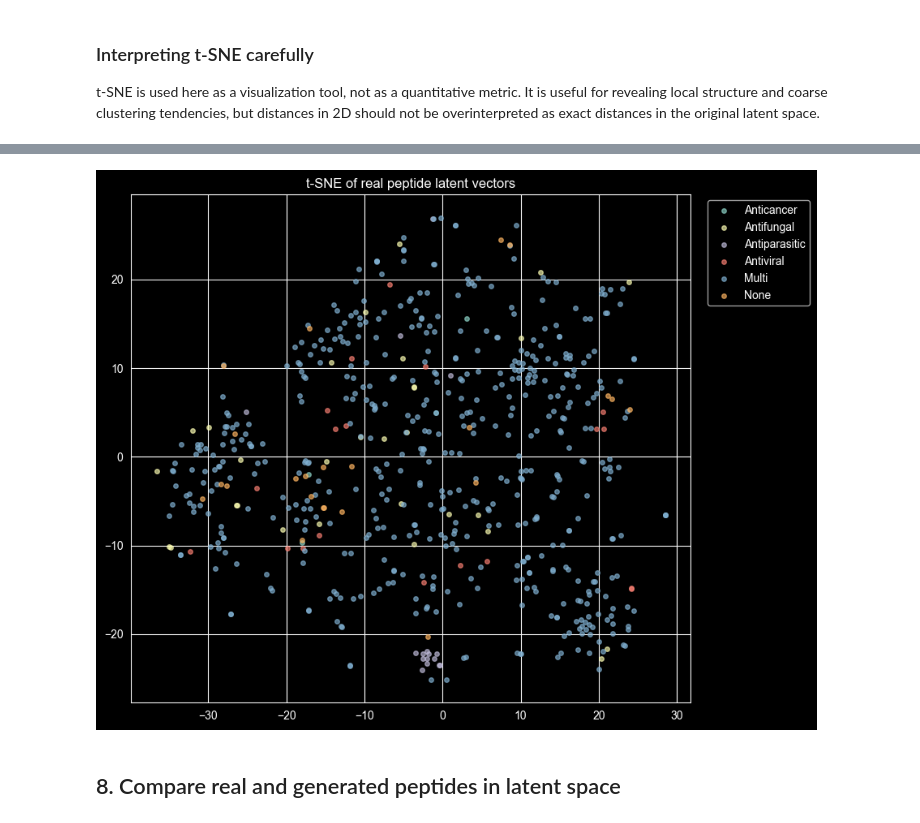
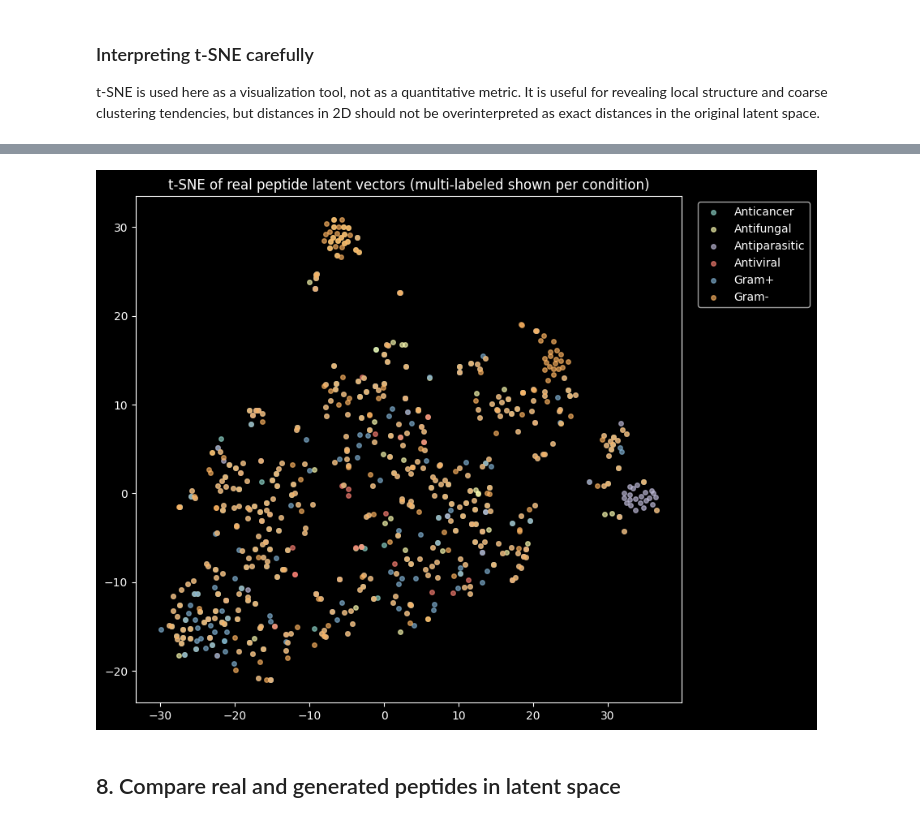
Before and after one commit to oneozerova/AMPs-via-VAE, a Jupyter notebook: model_training/notebooks/cvae_post_training_analysis.ipynb, the cells around one changed output, grey strips where cells are left out. Saved outputs shown, nothing was run; the diff lists cells and outputs as text; code cells hidden in the pictures.

```diff
--- a/model_training/notebooks/cvae_post_training_analysis.ipynb
+++ b/model_training/notebooks/cvae_post_training_analysis.ipynb
@@ -329,7 +326,8 @@ class CVAE(nn.Module):
         return logits, target, mu, logvar
 # %%
 embed_dim = int(config["embed_dim"])
-hidden_dim = int(config["hidden_dim"])
+hidden_dim_enc = int(config["hidden_dim_enc"])
+hidden_dim_dec = int(config["hidden_dim_dec"])
 latent_dim = int(config["latent_dim"])
 cond_dim = int(config.get("cond_dim", len(condition_cols)))
 dropout = float(config.get("dropout", 0.2))
@@ -337,7 +335,8 @@ dropout = float(config.get("dropout", 0.2))
 model = CVAE(
     vocab_size=vocab_size,
     embed_dim=embed_dim,
-    hidden_dim=hidden_dim,
+    hidden_dim_enc=hidden_dim_enc,
+    hidden_dim_dec=hidden_dim_dec,
     latent_dim=latent_dim,
     cond_dim=cond_dim,
     dropout=dropout,
@@ -407,35 +406,27 @@ def decode_from_z_cond(model, z, cond_t, max_gen_len=None, temperature=1.0, gree
     """
     if max_gen_len is None:
         max_gen_len = max_len
-
     model.eval()
     with torch.no_grad():
         z_cond = torch.cat([z, cond_t], dim=1)
         h = model.decoder.init_h(z_cond).unsqueeze(0)
         input_token = torch.LongTensor([[SOS_IDX]]).to(device)
         generated = []
-
         for _ in range(max_gen_len):
             embedded = model.decoder.embedding(input_token)
-            z_step = z_cond.unsqueeze(1)
-            decoder_input = torch.cat([embedded, z_step], dim=-1)
-
-            output, h = model.decoder.gru(decoder_input, h)
+            # Без z_cond!
+            output, h = model.decoder.gru(embedded, h)
             logits = model.decoder.fc_out(output.squeeze(1))
-
             if greedy:
                 next_token = logits.argmax(dim=-1).item()
             else:
                 probs = torch.softmax(logits / temperature, dim=-1)
                 next_token = torch.multinomial(probs, 1).item()
-
             if next_token == EOS_IDX:
                 break
-
             generated.append(next_token)
             input_token = torch.LongTensor([[next_token]]).to(device)
-
-    return detokenize(generated, idx2char)
+        return detokenize(generated, idx2char)
 
 def generate(model, cond, max_gen_len=None, temperature=0.9, greedy=False):
     cond_t = torch.FloatTensor(cond).unsqueeze(0).to(device)
@@ -929,39 +916,52 @@ real_latent_df.head()
 # and visualizations readable.
 TSNE_REAL_SUBSAMPLE = min(2000, len(real_latents))
 real_idx = np.random.choice(len(real_latents), size=TSNE_REAL_SUBSAMPLE, replace=False)
 
 real_latents_sub = real_latents[real_idx]
 real_df_sub = real_latent_df.iloc[real_idx].reset_index(drop=True)
 
 latent_for_tsne = real_latents_sub
 if latent_for_tsne.shape[1] > 20:
     latent_for_tsne = PCA(n_components=min(20, latent_for_tsne.shape[1]), random_state=SEED).fit_transform(latent_for_tsne)
 
 tsne_real = TSNE(
     n_components=2,
     perplexity=min(30, max(5, len(latent_for_tsne) // 20)),
     init="pca",
     learning_rate="auto",
     random_state=SEED,
 )
 real_2d = tsne_real.fit_transform(latent_for_tsne)
 
 real_df_sub["tsne_1"] = real_2d[:, 0]
 real_df_sub["tsne_2"] = real_2d[:, 1]
 
+rows = []
+for idx, row in real_df_sub.iterrows():
+    active_classes = [
+        pretty_condition_names[col]
+        for col in condition_cols
+        if row[col] == 1
+    ]
+    if len(active_classes) == 0:
+        rows.append([row["tsne_1"], row["tsne_2"], "None"])
+    else:
+        for cls in active_classes:
+            rows.append([row["tsne_1"], row["tsne_2"], cls])
+
+plot_df = pd.DataFrame(rows, columns=["tsne_1", "tsne_2", "label"])
+
 fig, ax = plt.subplots(figsize=(9, 7))
-# This comparison asks whether conditional generations move in the expected
-# direction in latent space, not whether they perfectly match the real density.
-for label in sorted(real_df_sub["label"].unique()):
-    part = real_df_sub[real_df_sub["label"] == label]
+for label in sorted(plot_df["label"].unique()):
+    part = plot_df[plot_df["label"] == label]
     ax.scatter(part["tsne_1"], part["tsne_2"], s=16, alpha=0.65, label=label)
 
-ax.set_title("t-SNE of real peptide latent vectors")
+ax.set_title("t-SNE of real peptide latent vectors (multi‑labeled shown per condition)")
 ax.legend(bbox_to_anchor=(1.02, 1), loc="upper left")
 plt.tight_layout()
 plt.show()
 # %% [output]
-[figure, old version]
+[figure, new version]
 # %% [markdown]
 ## 8. Compare real and generated peptides in latent space
 # %%
```
Also changed, not shown: parts of 16 cells of this notebook, 10 other files.
